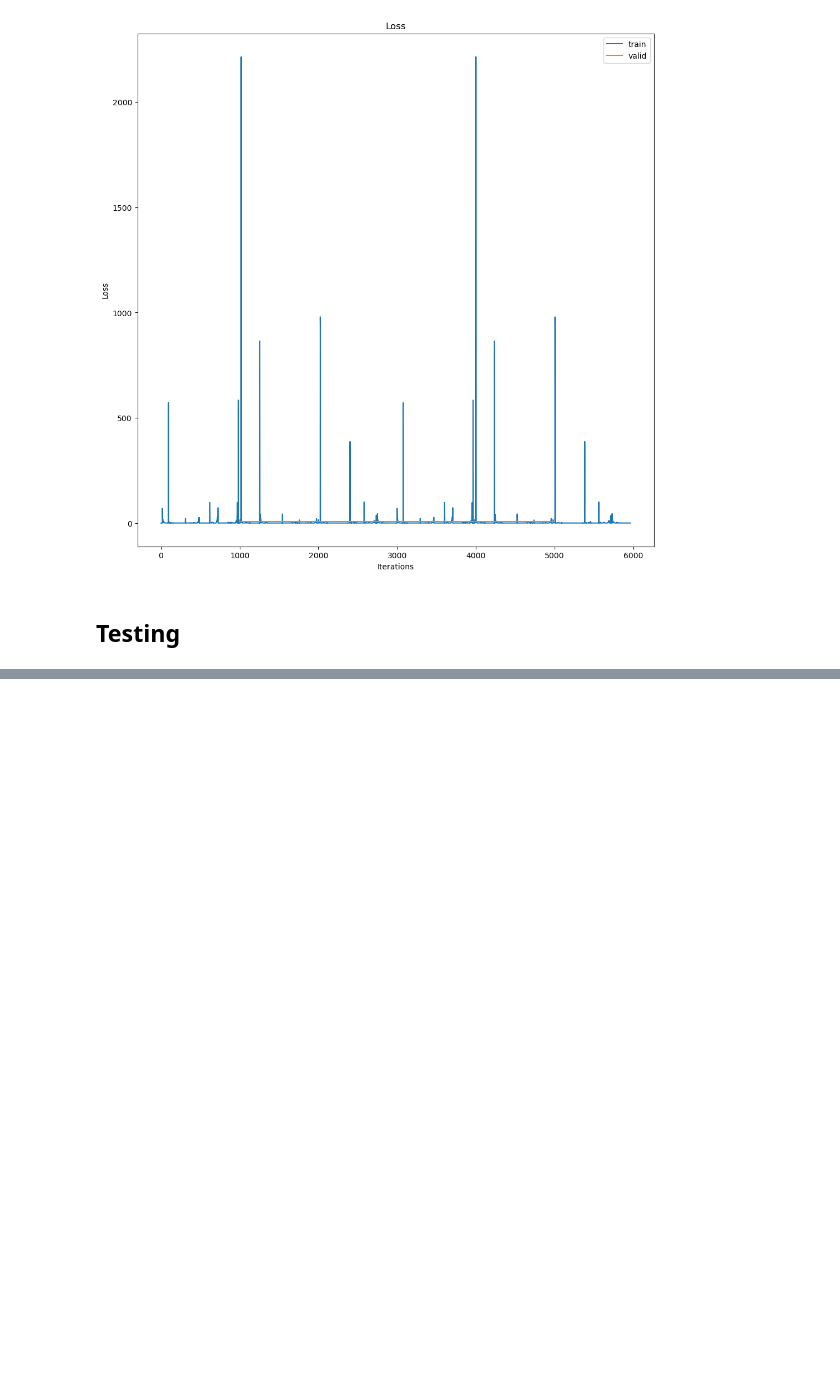
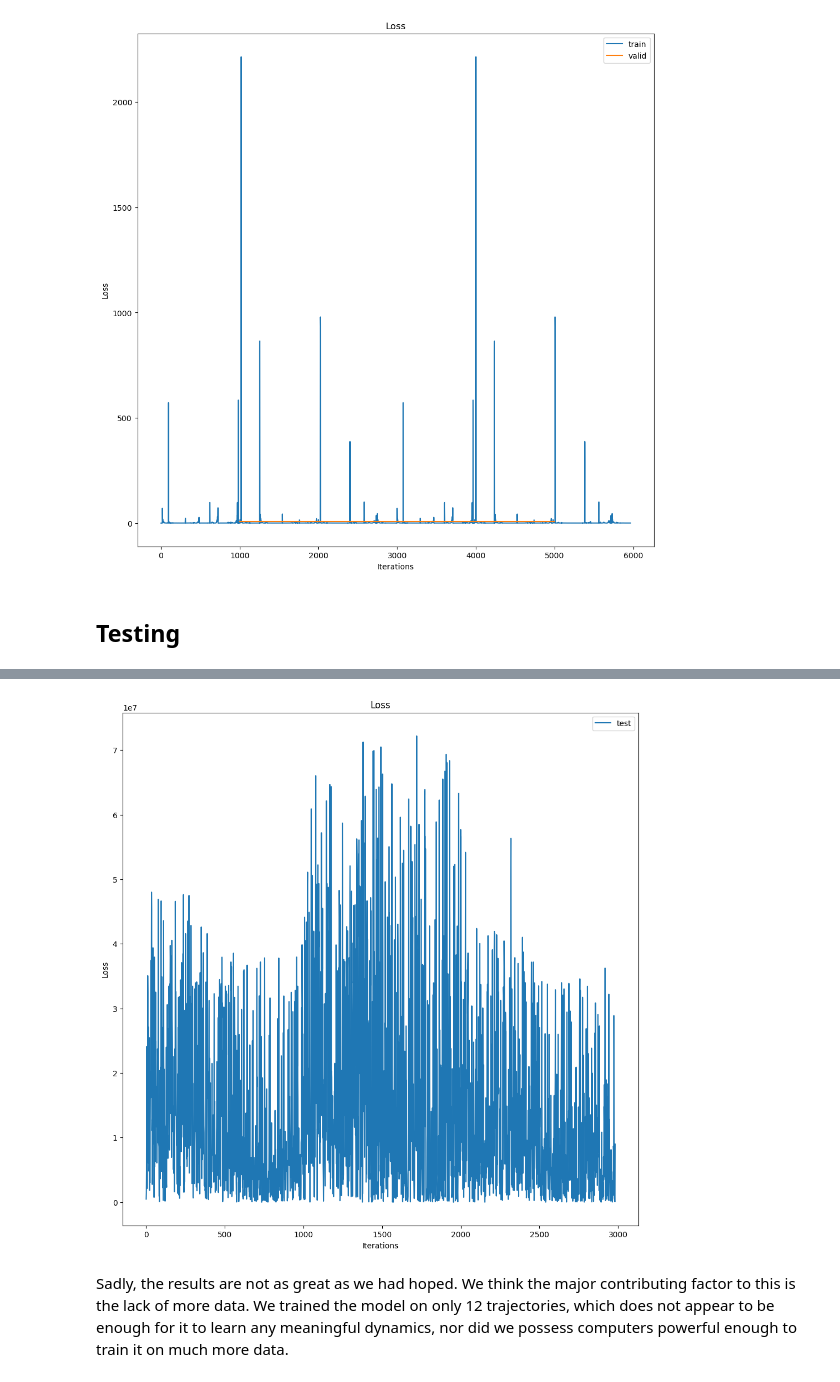
Before and after one commit to pizdoponi/simulating-particles, a Jupyter notebook: main.ipynb, the cells around one changed output, grey strips where cells are left out. Drawn from its saved outputs; the diff is of its cells as text; code cells hidden in the pictures; blank space fills up the shorter version.

```diff
--- a/main.ipynb
+++ b/main.ipynb
@@ -819,11 +825,10 @@ model.load_state_dict(state_dict)
 test_dataset = OneStepDataset("dataset/WaterDropSample/", "data/test")
 test_loader = pyg.data.DataLoader(test_dataset, batch_size=args['batch_size'], drop_last=True, shuffle=False)
 
-idx = 0
-for_video = torch.zeros((1000, 403, 2))
 
 total_loss = 0
 number_of_batches = 0
+test_loss = []
 
 with torch.no_grad():
     model.eval()
@@ -832,20 +837,13 @@ with torch.no_grad():
         model = model.to(device)
         out = model(data)
 
-        total_loss += F.mse_loss(out, data.y).item()
+        loss = F.mse_loss(out, data.y)
+        total_loss += loss.item()
+        test_loss.append((batch, loss.item()))
+
         number_of_batches += 1
         if batch % 100 == 0:
             print(f"Batch {batch} / {len(test_loader)}")
 
-        if idx < 1000:
-            try:
-                print('out.shape:', out.shape)
-                print('for_video[idx].shape:', for_video[idx].shape)
-                for_video[idx] = out
-                idx += 1
-            except RuntimeError:
-                break
-        if idx == 1000:
-            break
 
 total_loss /= number_of_batches
@@ -862,0 +850,16 @@ torch.Size([1000, 403, 2])
+# %%
+import matplotlib.pyplot as plt
+%matplotlib inline
+
+# visualize the loss curve
+plt.figure(figsize=(12,12))
+plt.plot(*zip(*test_loss), label="test")
+plt.title('Loss')
+plt.xlabel('Iterations')
+plt.ylabel('Loss')
+plt.legend()
+plt.show()
+# %% [output]
+[figure, added]
+# %% [markdown]
+Sadly, the results are not as great as we had hoped. We think the major contributing factor to this is the lack of more data. We trained the model on only 12 trajectories, which does not appear to be enough for it to learn any meaningful dynamics, nor did we possess computers powerful enough to train it on much more data.
```
Also changed, not shown: parts of 7 cells of this notebook.
